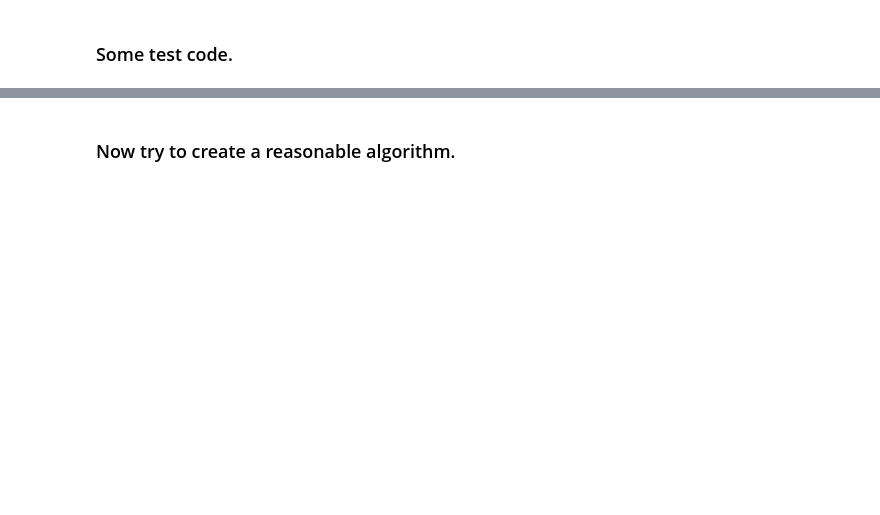
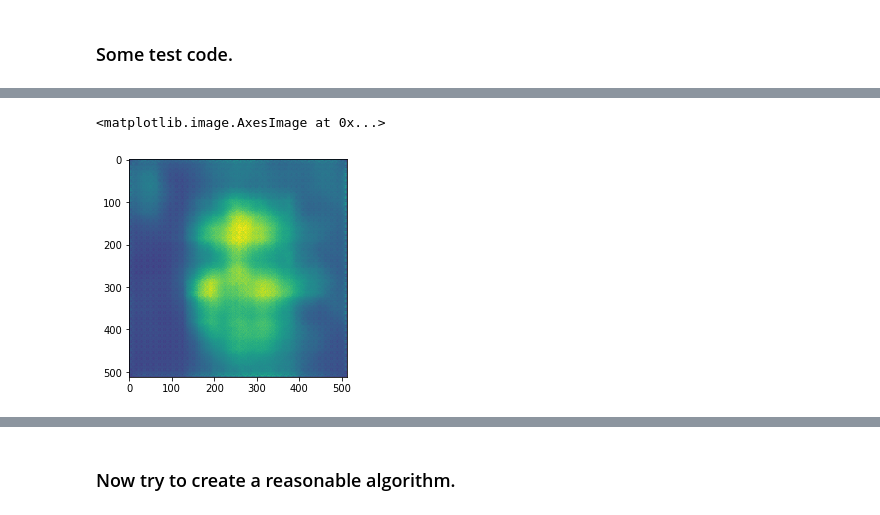
Before and after one commit to sohdas/CS639-FinalProject, a Jupyter notebook: dev/dev.ipynb, the cells around one changed output, grey strips where cells are left out. Drawn from its saved outputs; the diff is of its cells as text; code cells hidden in the pictures; blank space fills up the shorter version.

```diff
--- a/dev/dev.ipynb
+++ b/dev/dev.ipynb
@@ -72,11 +58,18 @@ n_epochs = 100
 for epoch in range(n_epochs):
     epoch_total_loss = 0
     for batch_idx, data in enumerate(data_loader):
+
         images, _ = data
+
+        ### THIS IS A HACKY SOLUTION FOR NOW ### was running into issues with indexing on the final batch where batch_size<32
+        if images.shape[0] != 32:
+            continue
+
         state_object = StateObject(images)
         log_probs, rec_errs, rewards, entropies, decoded, visited_idxes, decoded_all, _ = agent.gather_trajectory(state_object)
         agent.update_policy(rewards, log_probs, entropies)
-        loss = rec_errs
-        epoch_total_loss += sum(loss)/len(loss)
-        print('Epoch {} Batch_idx {} Loss: {:.2f}'.format(epoch, batch_idx, epoch_total_loss.detach().numpy()))
+        loss = sum(rec_errs)/len(rec_errs)
+        epoch_total_loss += loss
+        print('BI {} Loss: {:.2f}'.format(batch_idx, loss))
+    print('Epoch {} Loss: {:.2f}'.format(epoch, batch_idx, epoch_total_loss.detach().cpu().numpy()))
 # %% [output]
@@ -90,0 +85,5 @@ IndexError: too many indices for tensor of dimension 4
+# %%
+plt.imshow(decoded_all[0][2, 0, :, :].detach().numpy())
+# %% [output]
+<matplotlib.image.AxesImage at 0x...>
+[figure, added]
```
Also changed, not shown: parts of 6 cells of this notebook, 2 other files.
